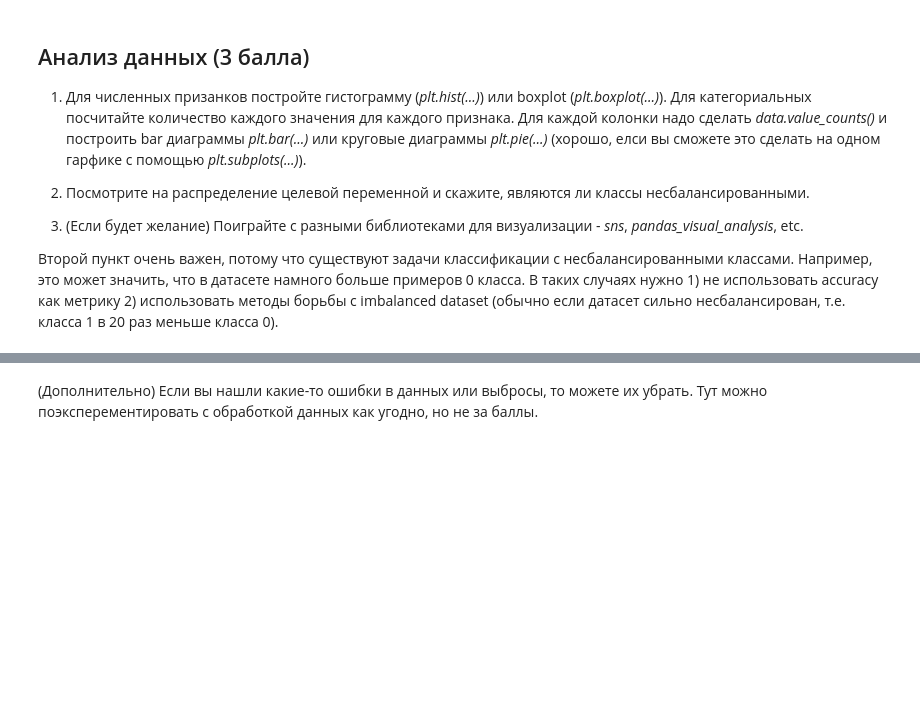
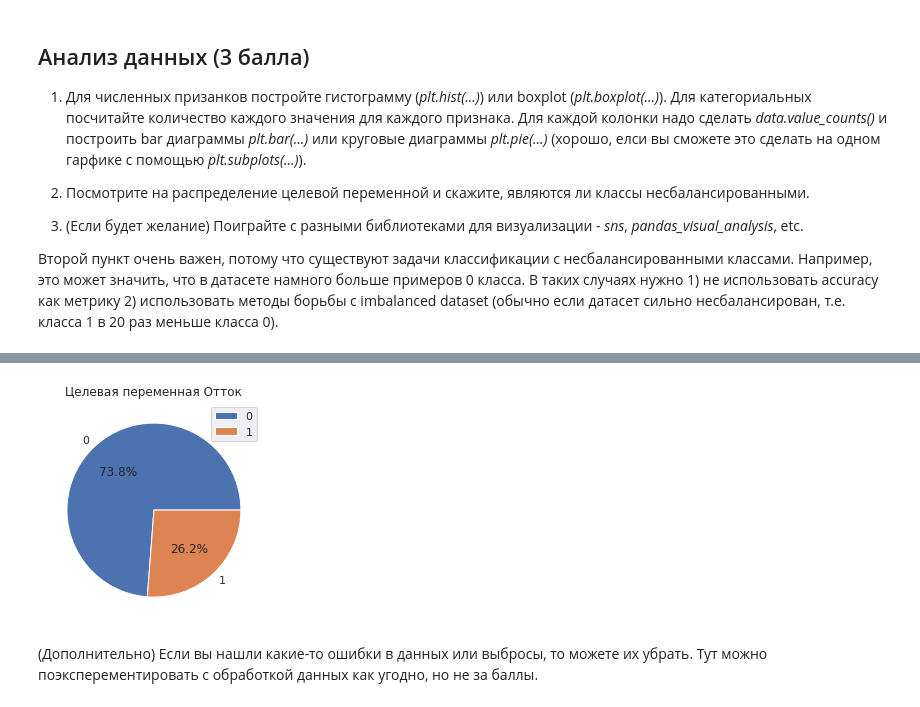
Before and after one commit to glaurungh/dls-course, a Jupyter notebook: baseline.ipynb, the cells around one changed output, grey strips where cells are left out. Saved outputs shown, nothing was run; the diff lists cells and outputs as text; code cells hidden in the pictures; blank space fills up the shorter version.

```diff
--- a/baseline.ipynb
+++ b/baseline.ipynb
@@ -155,3 +198,12 @@ array([[<matplotlib.axes._subplots.AxesSubplot object at 0x...>,
+# %%
+data.value_counts(data['Churn'])
+churn_count=data['Churn'].value_counts()
+plt.pie(churn_count, labels = churn_count.index, autopct='%1.1f%%')
+plt.title('Целевая переменная Отток')
+plt.legend()
+plt.show()
+# %% [output]
+[figure, added]
 # %% [markdown]
 (Дополнительно) Если вы нашли какие-то ошибки в данных или выбросы, то можете их убрать. Тут можно поэксперементировать с обработкой данных как угодно, но не за баллы.
 # %%
```
Also changed, not shown: parts of 8 cells of this notebook.
